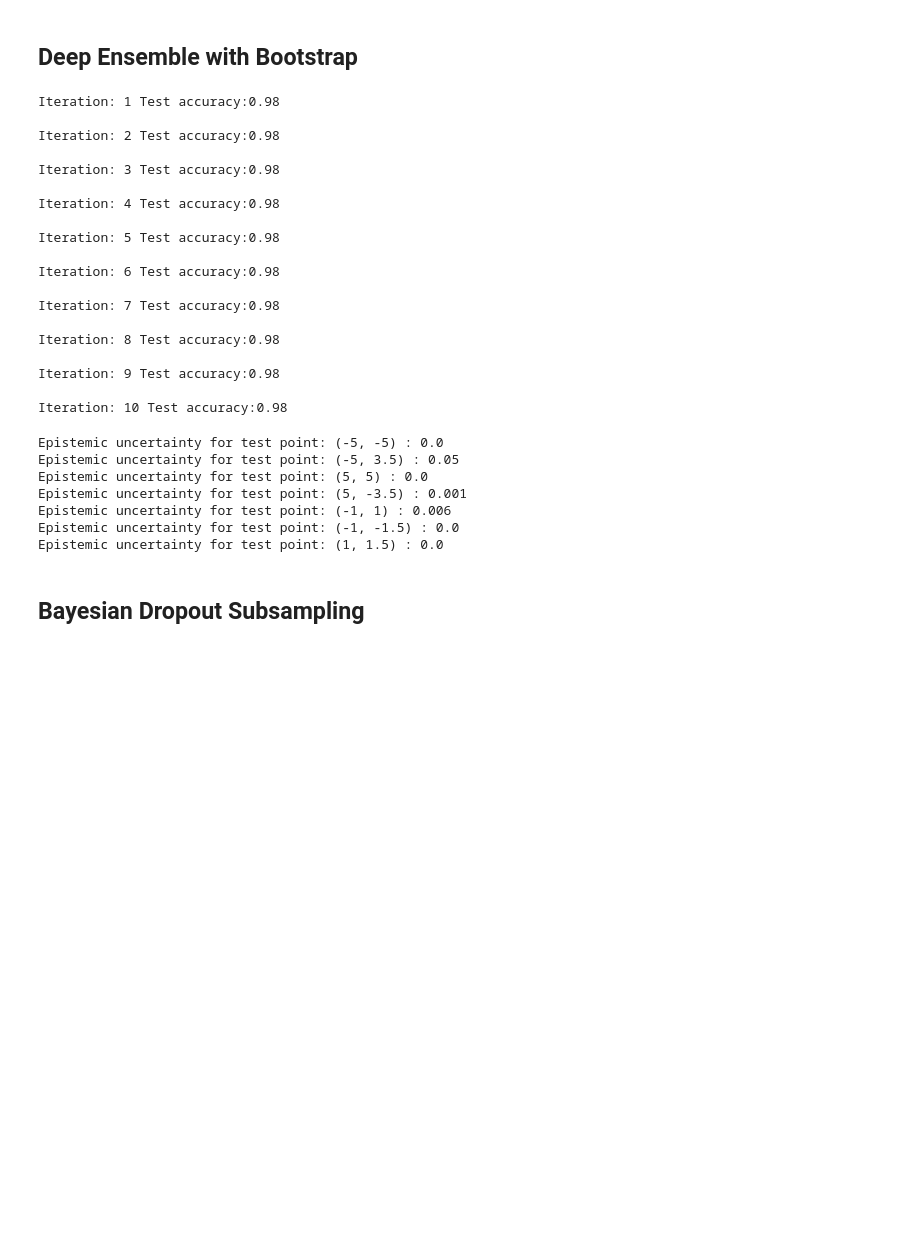
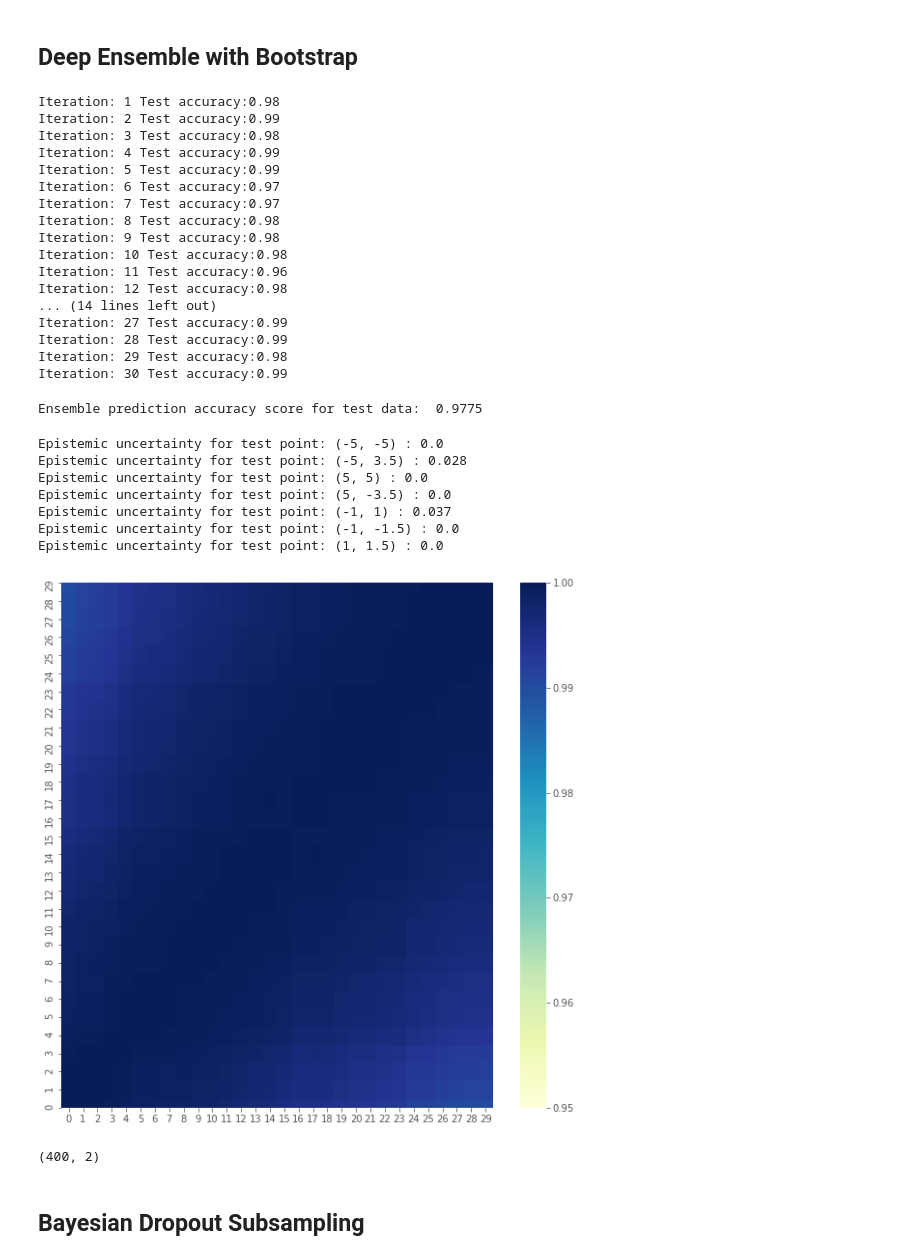
Before and after one commit to anita76/AM207-Project, a Jupyter notebook: NN_Dropout_Toy1.ipynb, the cells around one changed output. Saved outputs shown, nothing was run; the diff lists cells and outputs as text; code cells hidden in the pictures; blank space fills up the shorter version.

Commit message:
Added cosine sim. heatmap and posterior pred mean accuracy

```diff
--- a/NN_Dropout_Toy1.ipynb
+++ b/NN_Dropout_Toy1.ipynb
@@ -53,10 +57,9 @@ plt.show()
 # %% [markdown]
 ## Initial Neural Network Training
 # %%
-bayes_iters = 10
 batch_size = 256
 num_classes = 2
-epochs = 10
+epochs = 50
 # %%
 x_train, x_test, y_train, y_test = train_test_split(x, y, test_size=0.20, random_state=42)
 x_train = x_train.astype('float32')
@@ -146,13 +149,16 @@ Epoch 10/10
 # %%
+weights = model.get_weights()
 model.save_weights('initial_model_weights.h5')
 # %% [markdown]
 ## Deep Ensemble with Bootstrap
 # %%
-ensembles = 10
+ensembles = 30
 ens_test_probs = []
+ens_ood_probs = []
+ens_weights = []
 
 for i in range(ensembles):
-    bootstrap_x, bootstrap_y = resample(x,y, random_state=0)
+    bootstrap_x, bootstrap_y = resample(x,y)
     bootstrap_y = keras.utils.to_categorical(bootstrap_y, num_classes)
 
     # Fit neural network model
@@ -162,49 +168,75 @@ for i in range(ensembles):
                         verbose=0,
                     validation_data=(x_test, y_test))
 
+    weights = model.get_weights()
+    #Get last Dense layer weights
+    ens_weights.append(weights[4].T[1])
+
     # Accuracy of model
     score = model.evaluate(x_test, y_test, verbose=0)
     #print('Test loss:', np.round(score[0],2))
-    print()
+    test_prob = model.predict(np.array(x_test))
 
+    ens_test_probs.append(test_prob)
     print("Iteration: " + str(i+1) +' Test accuracy:'+ str(np.round(score[1],2)))
 
     #Predictions & uncertainty for test points
-    prob = model.predict(np.array(test_points))
-    ens_test_probs.append(prob)
+    ood_prob = model.predict(np.array(test_points))
+    ens_ood_probs.append(ood_prob)
 # %% [output]
 Iteration: 1 Test accuracy:0.98
-
-Iteration: 2 Test accuracy:0.98
-
+Iteration: 2 Test accuracy:0.99
 Iteration: 3 Test accuracy:0.98
-
-Iteration: 4 Test accuracy:0.98
-
-Iteration: 5 Test accuracy:0.98
-
-Iteration: 6 Test accuracy:0.98
-
-Iteration: 7 Test accuracy:0.98
-
+Iteration: 4 Test accuracy:0.99
+Iteration: 5 Test accuracy:0.99
+Iteration: 6 Test accuracy:0.97
+Iteration: 7 Test accuracy:0.97
 Iteration: 8 Test accuracy:0.98
-
 Iteration: 9 Test accuracy:0.98
-
 Iteration: 10 Test accuracy:0.98
+Iteration: 11 Test accuracy:0.96
+Iteration: 12 Test accuracy:0.98
+... (14 lines left out)
+Iteration: 27 Test accuracy:0.99
+Iteration: 28 Test accuracy:0.99
+Iteration: 29 Test accuracy:0.98
+Iteration: 30 Test accuracy:0.99
+# %%
+ens_mean = np.mean(np.array(ens_test_probs),axis=0)
+pred_test_labels = (ens_mean > 0.5).astype(np.int)
+score = accuracy_score(y_test, pred_test_labels)
+print("Ensemble prediction accuracy score for test data: ", score)
+# %% [output]
+Ensemble prediction accuracy score for test data:  0.9775
 # %%
-ens_variance = np.std(np.array(ens_test_probs),axis=0)**2
+ens_variance = np.std(np.array(ens_ood_probs),axis=0)**2
 
 for i in range(len(test_points)):
     print("Epistemic uncertainty for test point: " + str(test_points[i]) + " : " + str(np.round(ens_variance[i][0],3)))
 # %% [output]
 Epistemic uncertainty for test point: (-5, -5) : 0.0
-Epistemic uncertainty for test point: (-5, 3.5) : 0.05
+Epistemic uncertainty for test point: (-5, 3.5) : 0.028
 Epistemic uncertainty for test point: (5, 5) : 0.0
-Epistemic uncertainty for test point: (5, -3.5) : 0.001
-Epistemic uncertainty for test point: (-1, 1) : 0.006
+Epistemic uncertainty for test point: (5, -3.5) : 0.0
+Epistemic uncertainty for test point: (-1, 1) : 0.037
 Epistemic uncertainty for test point: (-1, -1.5) : 0.0
 Epistemic uncertainty for test point: (1, 1.5) : 0.0
+# %%
+df = pd.DataFrame(np.array(ens_weights).T)
+
+fig = plt.figure(figsize=(10,10))
+ax = sns.heatmap(df.corr(),vmin=0.95, vmax=1, cmap="YlGnBu") # vmin=0.9, vmax=1
+ax.invert_yaxis()
+plt.show()
+# %% [output]
+[figure, added]
+# %%
+from sklearn.manifold import TSNE
+labels = np.argmax(ens_mean, axis=-1)
+X_embedded = TSNE(n_components=2).fit_transform(labels.reshape(-1, 1))
+X_embedded.shape
+# %% [output]
+(400, 2)
 # %% [markdown]
 ## Bayesian Dropout Subsampling
 # %%
```
Also changed, not shown: parts of 10 cells of this notebook.
